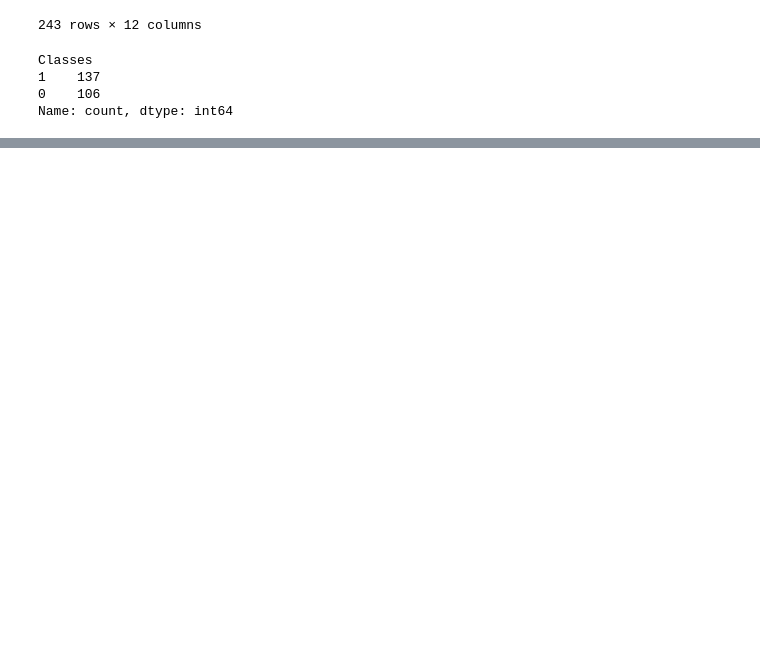
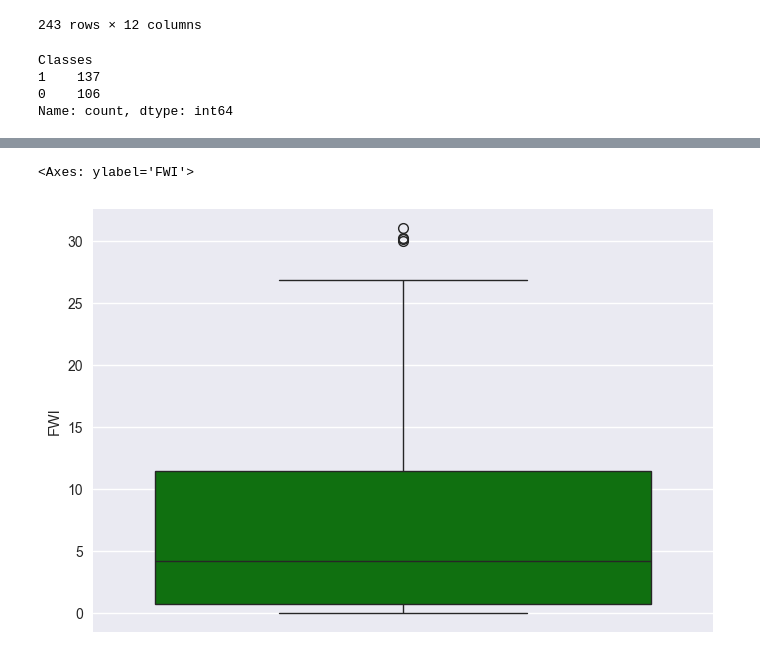
Before and after one commit to biswaisop/Algeria-forest-fires, a Jupyter notebook: regression.ipynb, the cells around one changed output, grey strips where cells are left out. Cells and saved outputs as stored; diff of their text form; code cells hidden in the pictures; blank space fills up the shorter version.

```diff
--- a/regression.ipynb
+++ b/regression.ipynb
@@ -191,0 +238,6 @@ Name: count, dtype: int64
+# %%
+## Box plots
+sns.boxplot(df_copy['FWI'], color = "g")
+# %% [output]
+<Axes: ylabel='FWI'>
+[figure, added]
```
Also changed, not shown: parts of 12 cells of this notebook.
